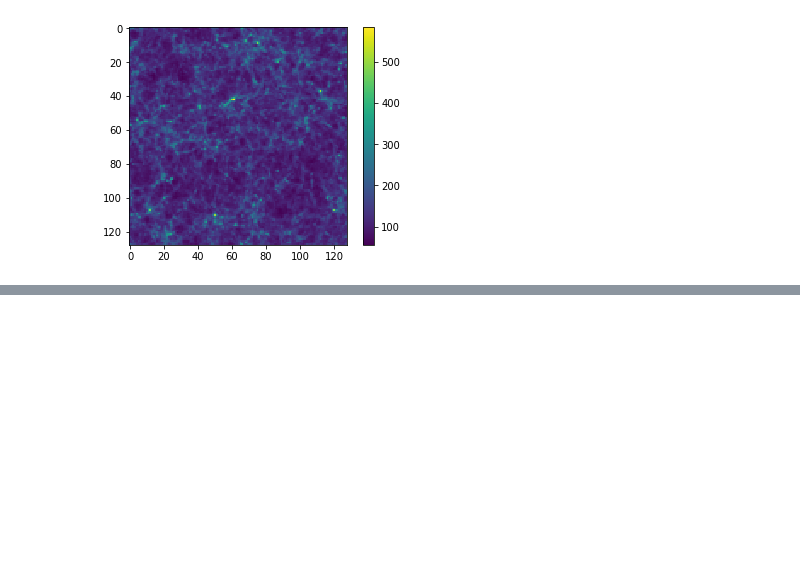
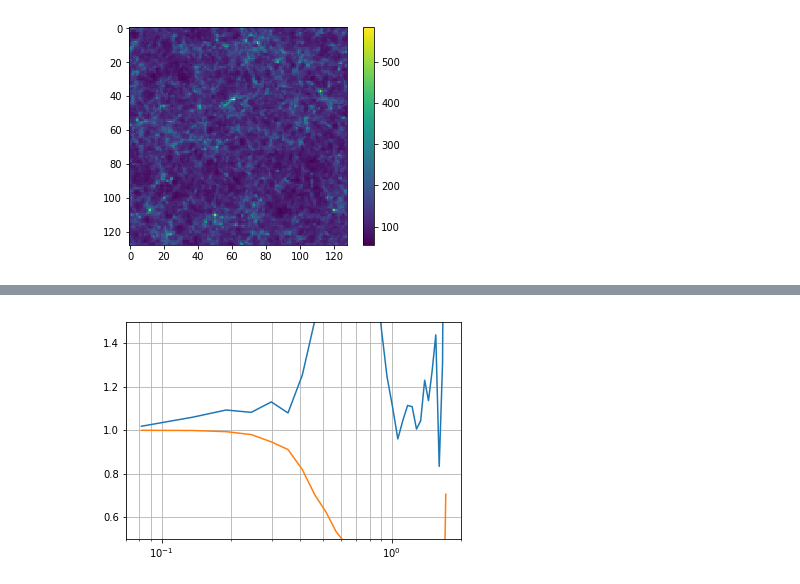
Before and after one commit to modichirag/galmodel, a Jupyter notebook: notebooks/ReconPM.ipynb, the cells around one changed output, grey strips where cells are left out. Saved outputs shown, nothing was run; the diff lists cells and outputs as text; code cells hidden in the pictures; blank space fills up the shorter version.

```diff
--- a/notebooks/ReconPM.ipynb
+++ b/notebooks/ReconPM.ipynb
@@ -79,0 +285,8 @@ plt.show()
+# %%
+plt.plot(k, pr/pt)
+plt.plot(k, px/(pr*pt)**.5)
+plt.xscale('log')
+plt.ylim(0.5, 1.5)
+plt.grid(which='both')
+# %% [output]
+[figure, added]
```
Also changed, not shown: parts of 15 cells of this notebook, 2 other files.
